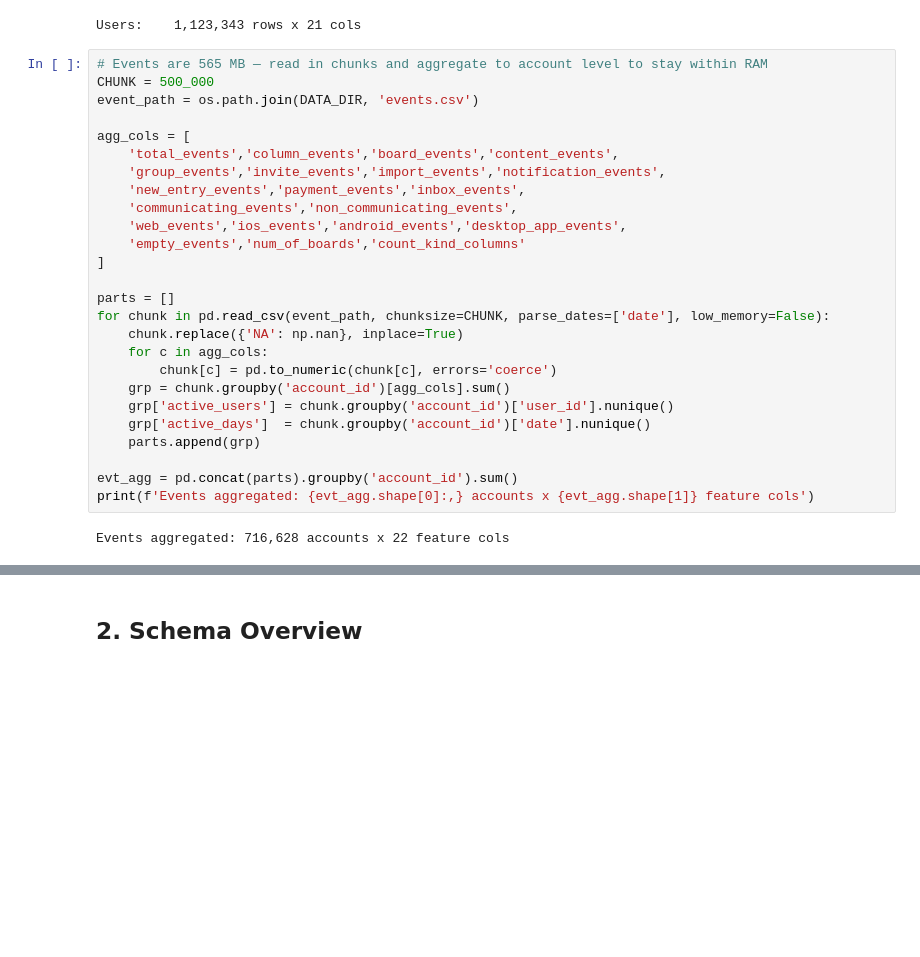
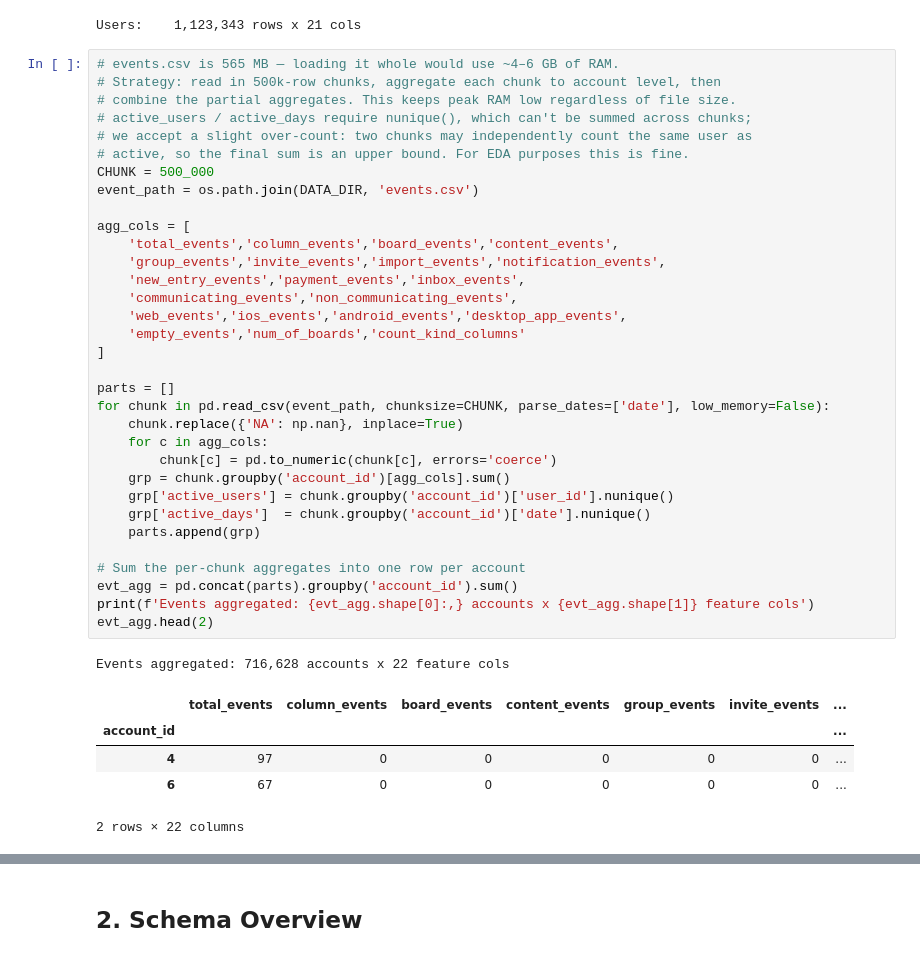
Before and after one commit to DShaience/monday, a Jupyter notebook: eda/01_eda.ipynb, the cells around one changed output, grey strips where cells are left out. Saved outputs shown, nothing was run; the diff lists cells and outputs as text; blank space fills up the shorter version.

```diff
--- a/eda/01_eda.ipynb
+++ b/eda/01_eda.ipynb
@@ -79,31 +103,43 @@ print(f'Users:    {usr.shape[0]:,} rows x {usr.shape[1]} cols')
 # %% [output]
 Users:    1,123,343 rows x 21 cols
 # %%
-# Events are 565 MB — read in chunks and aggregate to account level to stay within RAM
+# events.csv is 565 MB — loading it whole would use ~4–6 GB of RAM.
+# Strategy: read in 500k-row chunks, aggregate each chunk to account level, then
+# combine the partial aggregates. This keeps peak RAM low regardless of file size.
+# active_users / active_days require nunique(), which can't be summed across chunks;
+# we accept a slight over-count: two chunks may independently count the same user as
+# active, so the final sum is an upper bound. For EDA purposes this is fine.
 CHUNK = 500_000
 event_path = os.path.join(DATA_DIR, 'events.csv')
 
 agg_cols = [
     'total_events','column_events','board_events','content_events',
     'group_events','invite_events','import_events','notification_events',
     'new_entry_events','payment_events','inbox_events',
     'communicating_events','non_communicating_events',
     'web_events','ios_events','android_events','desktop_app_events',
     'empty_events','num_of_boards','count_kind_columns'
 ]
 
 parts = []
 for chunk in pd.read_csv(event_path, chunksize=CHUNK, parse_dates=['date'], low_memory=False):
     chunk.replace({'NA': np.nan}, inplace=True)
     for c in agg_cols:
         chunk[c] = pd.to_numeric(chunk[c], errors='coerce')
     grp = chunk.groupby('account_id')[agg_cols].sum()
     grp['active_users'] = chunk.groupby('account_id')['user_id'].nunique()
     grp['active_days']  = chunk.groupby('account_id')['date'].nunique()
     parts.append(grp)
 
+# Sum the per-chunk aggregates into one row per account
 evt_agg = pd.concat(parts).groupby('account_id').sum()
 print(f'Events aggregated: {evt_agg.shape[0]:,} accounts x {evt_agg.shape[1]} feature cols')
+evt_agg.head(2)
 # %% [output]
 Events aggregated: 716,628 accounts x 22 feature cols
+|  | total_events | column_events | board_events | content_events | group_events | invite_events | ... |
+| account_id |  |  |  |  |  |  | ... |
+| 4 | 97 | 0 | 0 | 0 | 0 | 0 | ... |
+| 6 | 67 | 0 | 0 | 0 | 0 | 0 | ... |
+2 rows × 22 columns
 # %%
```
Also changed, not shown: parts of 14 cells of this notebook.
